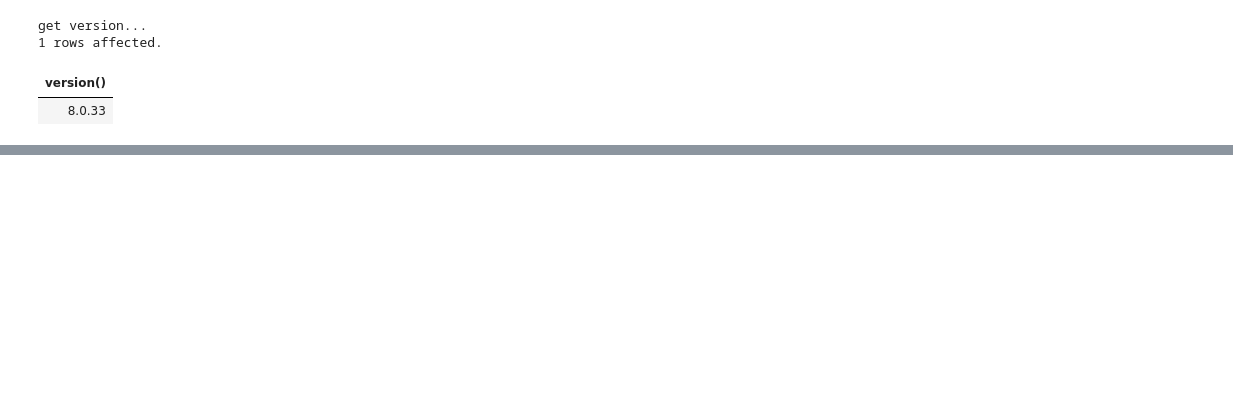
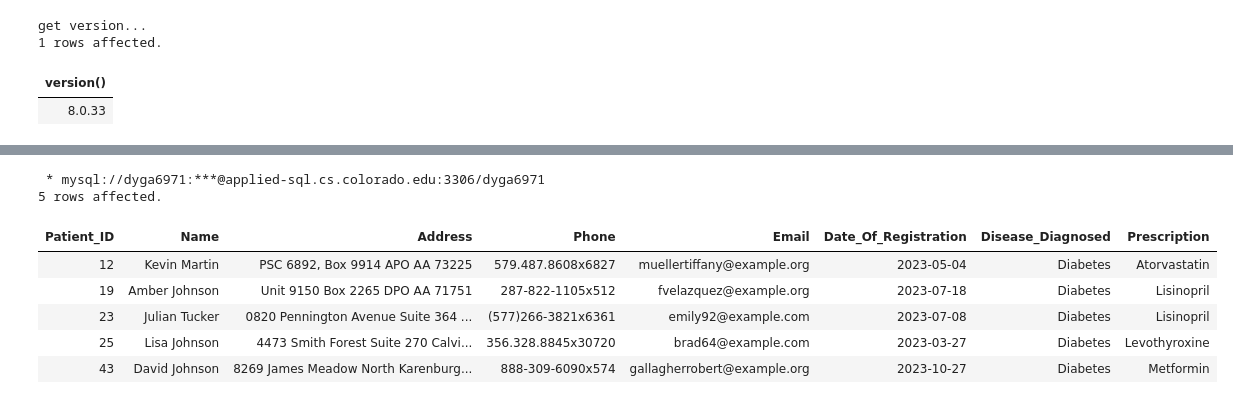
Before and after one commit to dylankayyem/Healthcare-Organization-Database, a Jupyter notebook: health_org_db.ipynb, the cells around one changed output, grey strips where cells are left out. Saved outputs shown, nothing was run; the diff lists cells and outputs as text; code cells hidden in the pictures; blank space fills up the shorter version.

```diff
--- a/health_org_db.ipynb
+++ b/health_org_db.ipynb
@@ -840,0 +1052,15 @@ df_appointment.head(5)
+# %%
+%%sql
+
+SELECT * FROM patient_table WHERE Disease_Diagnosed = 'Diabetes'
+
+LIMIT 5;
+# %% [output]
+ * mysql://dyga6971:***@applied-sql.cs.colorado.edu:3306/dyga6971
+5 rows affected.
+| Patient_ID | Name | Address | Phone | Email | Date_Of_Registration | Disease_Diagnosed | Prescription |
+| 12 | Kevin Martin | PSC 6892, Box 9914 APO AA 73225 | 579.487.8608x6827 | muellertiffany@example.org | 2023-05-04 | Diabetes | Atorvastatin |
+| 19 | Amber Johnson | Unit 9150 Box 2265 DPO AA 71751 | 287-822-1105x512 | fvelazquez@example.org | 2023-07-18 | Diabetes | Lisinopril |
+| 23 | Julian Tucker | 0820 Pennington Avenue Suite 364 ... | (577)266-3821x6361 | emily92@example.com | 2023-07-08 | Diabetes | Lisinopril |
+| 25 | Lisa Johnson | 4473 Smith Forest Suite 270 Calvi... | 356.328.8845x30720 | brad64@example.com | 2023-03-27 | Diabetes | Levothyroxine |
+| 43 | David Johnson | 8269 James Meadow North Karenburg... | 888-309-6090x574 | gallagherrobert@example.org | 2023-10-27 | Diabetes | Metformin |
```
Also changed, not shown: parts of 124 cells of this notebook.
